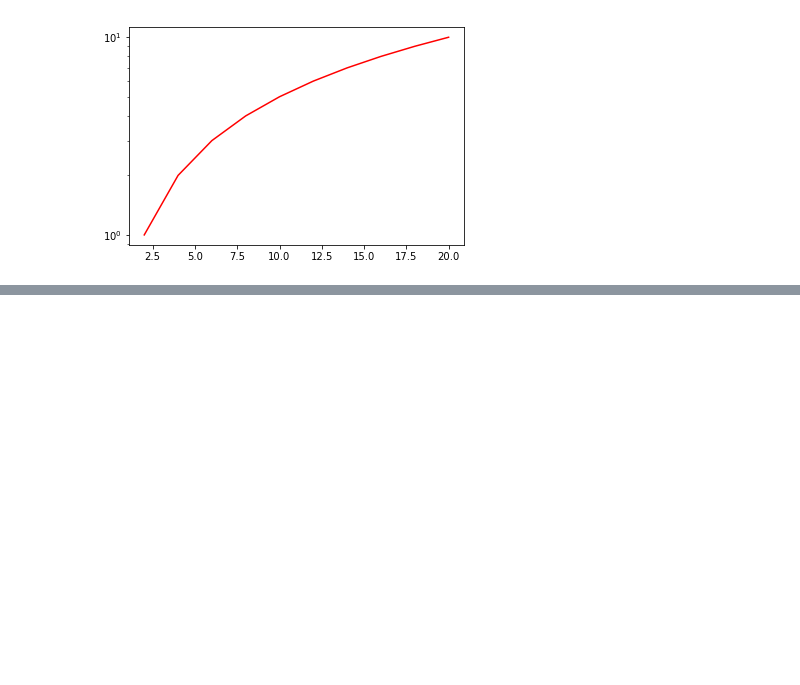
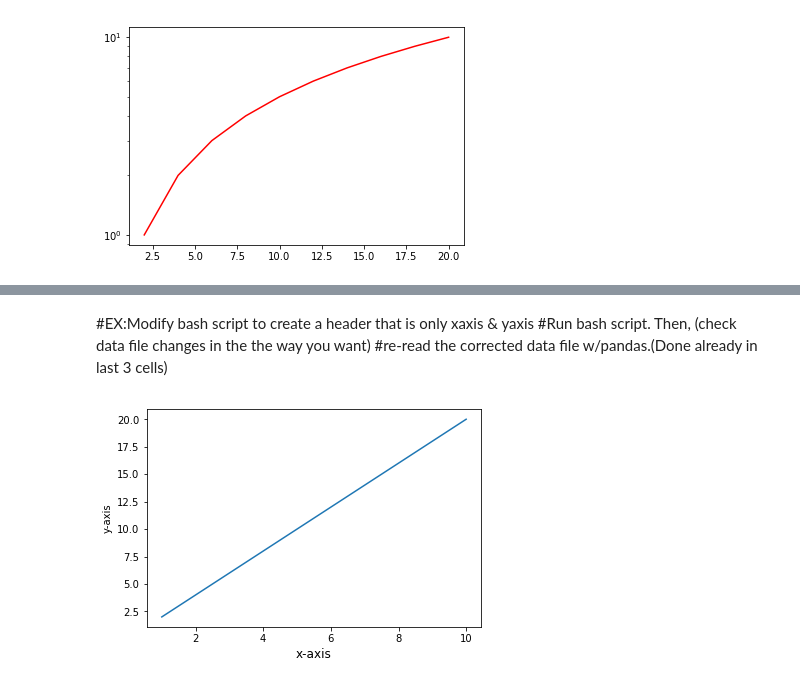
Before and after one commit to JDice24/2018-05-29-AMNH-CCA, a Jupyter notebook: Day3Python/PythonPractice_LibraryModules.ipynb, the cells around one changed output, grey strips where cells are left out. Drawn from its saved outputs; the diff is of its cells as text; code cells hidden in the pictures; blank space fills up the shorter version.

```diff
--- a/Day3Python/PythonPractice_LibraryModules.ipynb
+++ b/Day3Python/PythonPractice_LibraryModules.ipynb
@@ -97,0 +67,4 @@ plot(*args, **kwargs)
+# %%
+#We will use pandas to read in a data set
+#Excercise: use pandas to read in data/linear_data.
+data = pd.read_csv('data/linear_data.dat', sep=' ')
@@ -97,0 +118,14 @@ plot(*args, **kwargs)
+# %% [markdown]
+ #EX:Modify bash script to create a header that is only xaxis & yaxis
+#Run bash script. Then, (check data file changes in the the way you want)
+#re-read the corrected data file w/pandas.(Done already in last 3 cells)
+# %%
+#plot yaxis vis xaxis
+xarray=data['#xaxis']
+yarray=data['yaxis']
+plt.xlabel('x-axis', fontsize='large')
+plt.ylabel('y-axis')
+plt.plot(xarray, yarray)
+plt.savefig('figures/chart.png')
+# %% [output]
+[figure, added]
```
Also changed, not shown: parts of 11 cells of this notebook.
